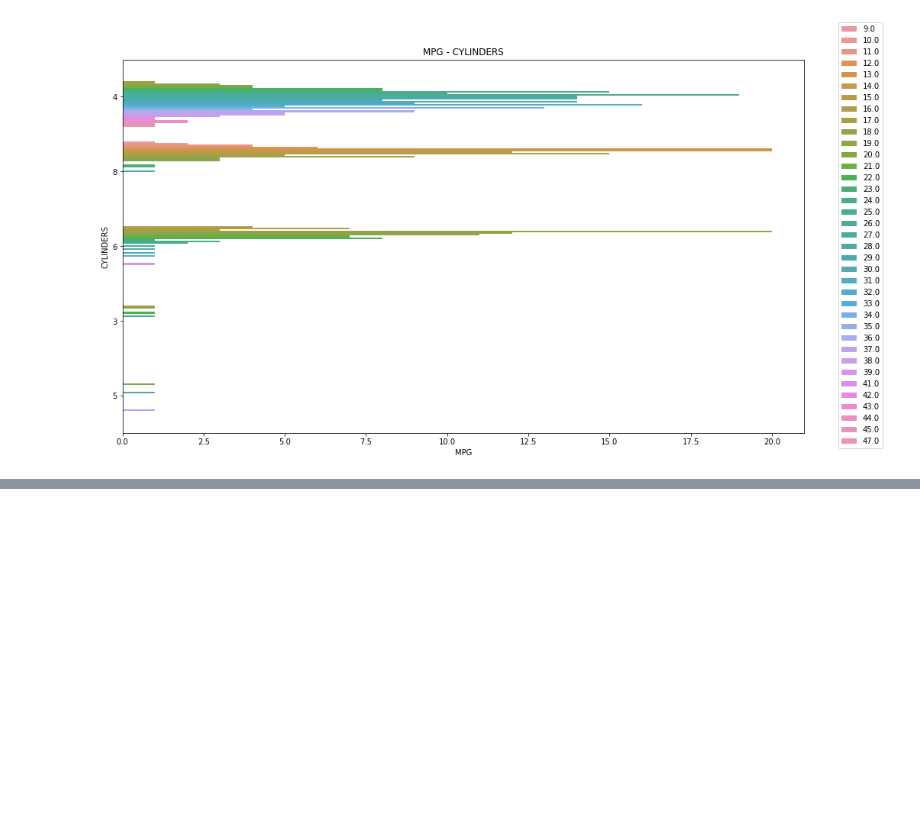
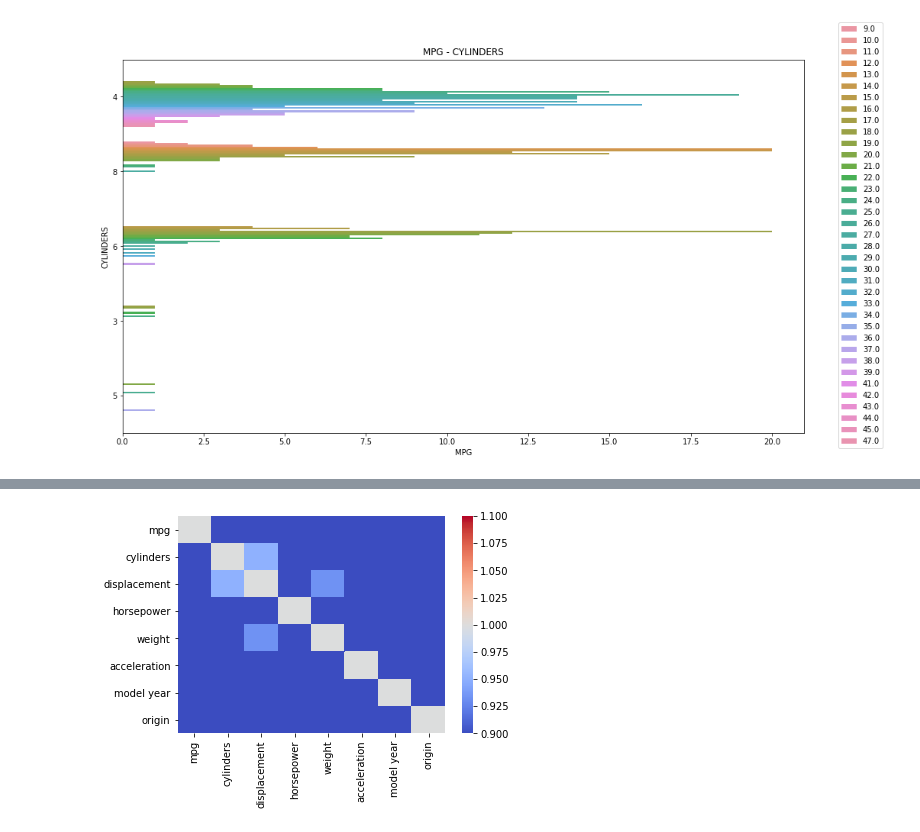
Before and after one commit to samgarcia3/Auto-MPG-Analysis, a Jupyter notebook: Auto_mpg.ipynb, the cells around one changed output, grey strips where cells are left out. Drawn from its saved outputs; the diff is of its cells as text; code cells hidden in the pictures; blank space fills up the shorter version.

```diff
--- a/Auto_mpg.ipynb
+++ b/Auto_mpg.ipynb
@@ -400,0 +406,5 @@ plt.legend(bbox_to_anchor=(1.05, 1.1), loc=2,
+# %%
+sns.heatmap(clean_mpg.corr(), vmin=1, cmap='coolwarm');
+sns.heatmap;
+# %% [output]
+[figure, added]
```
Also changed, not shown: parts of 3 cells of this notebook.
